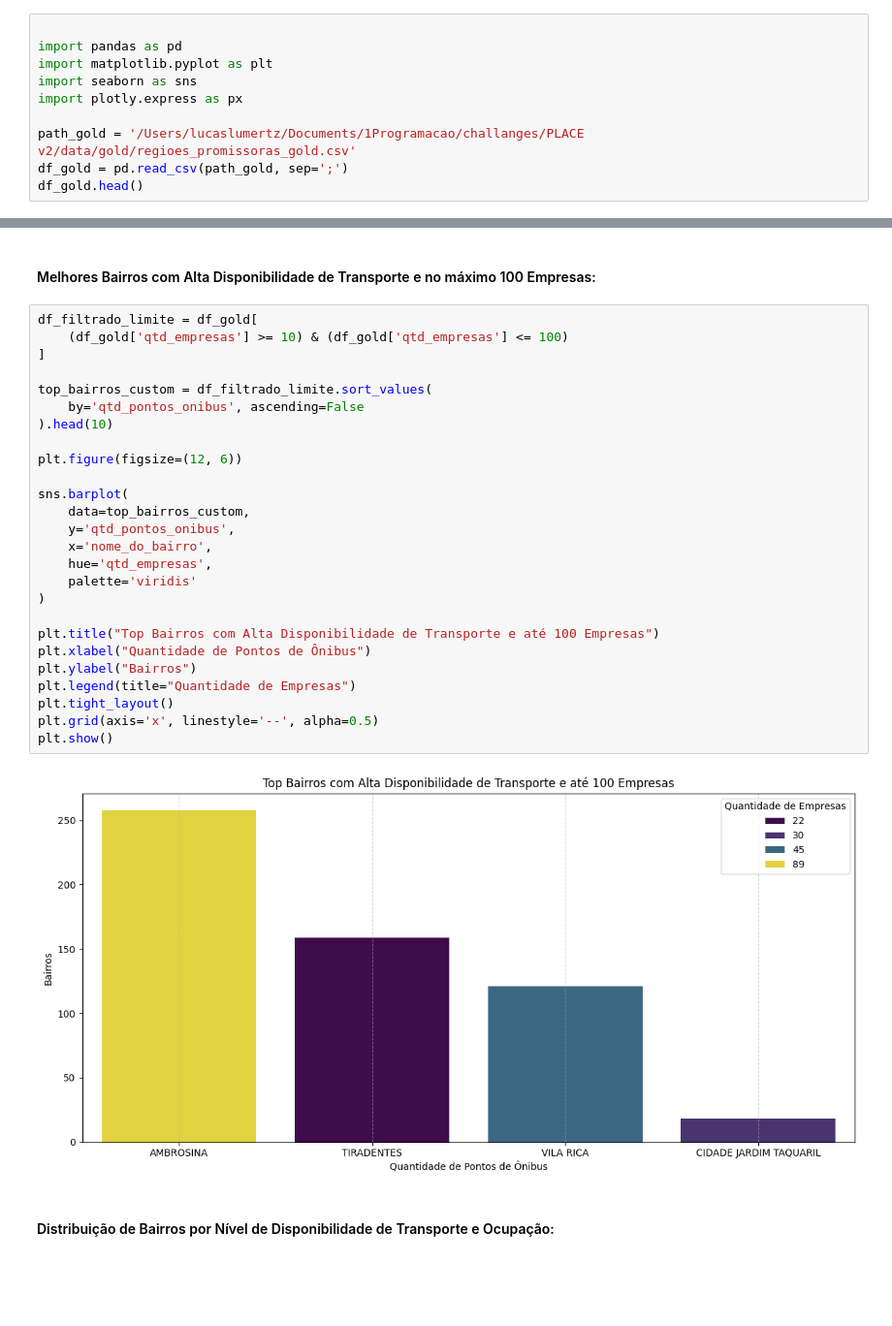
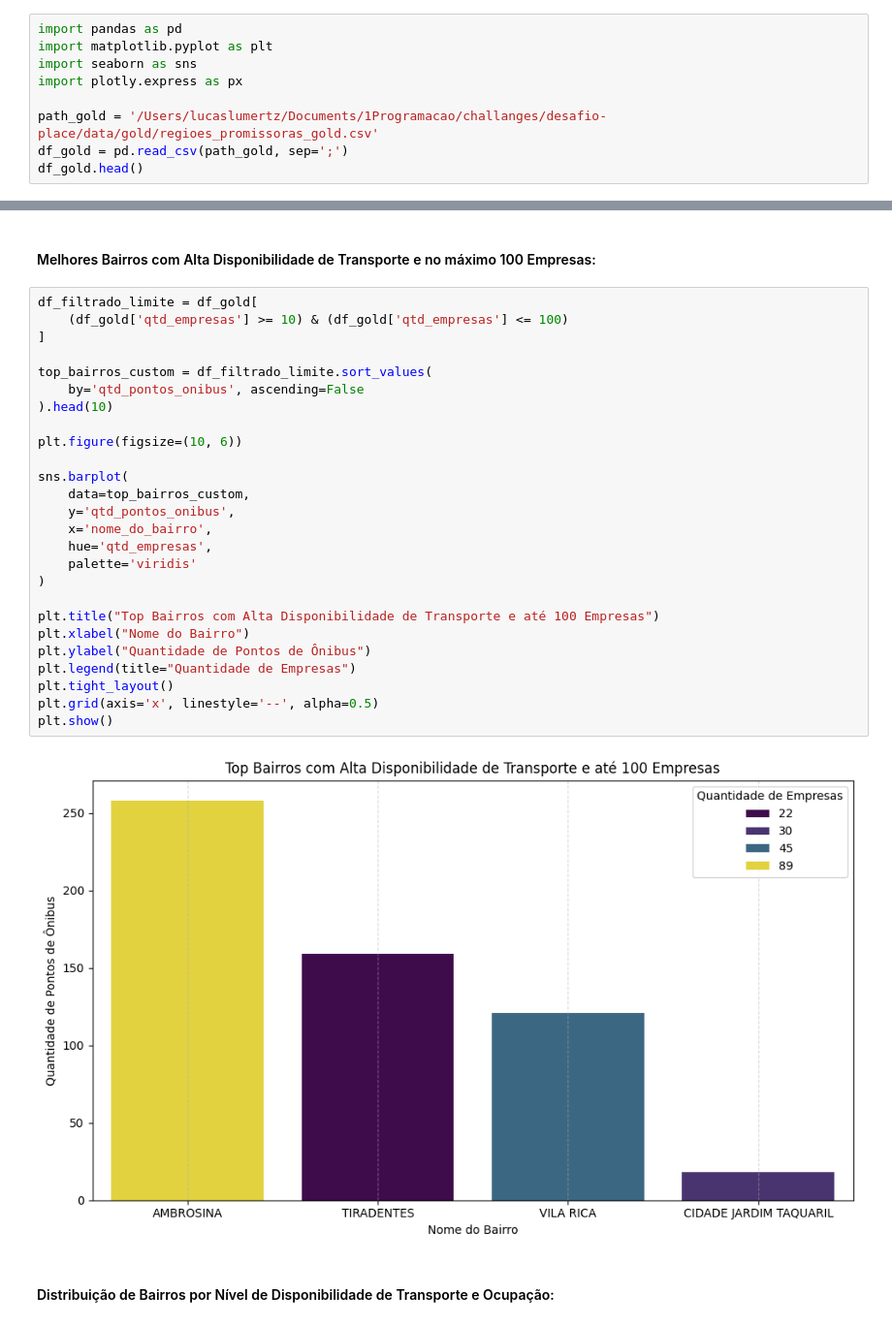
Before and after one commit to LLR798/Desafio-Place, a Jupyter notebook: dataviz/analise_bairros_bh_gold.ipynb, the cells around one changed output, grey strips where cells are left out. Shown at 97% size. Saved outputs shown, nothing was run; the diff lists cells and outputs as text; blank space fills up the shorter version.

```diff
--- a/dataviz/analise_bairros_bh_gold.ipynb
+++ b/dataviz/analise_bairros_bh_gold.ipynb
@@ -1,11 +1,10 @@
 # %%
-
 import pandas as pd
 import matplotlib.pyplot as plt
 import seaborn as sns
 import plotly.express as px
 
-path_gold = '/Users/lucaslumertz/Documents/1Programacao/challanges/PLACE v2/data/gold/regioes_promissoras_gold.csv'
+path_gold = '/Users/lucaslumertz/Documents/1Programacao/challanges/desafio-place/data/gold/regioes_promissoras_gold.csv'
 df_gold = pd.read_csv(path_gold, sep=';')
 df_gold.head()
 # %% [output]
@@ -99,31 +98,31 @@ fig.show()
 # %%
 df_filtrado_limite = df_gold[
     (df_gold['qtd_empresas'] >= 10) & (df_gold['qtd_empresas'] <= 100)
 ]
 
 top_bairros_custom = df_filtrado_limite.sort_values(
     by='qtd_pontos_onibus', ascending=False
 ).head(10)
 
-plt.figure(figsize=(12, 6))
+plt.figure(figsize=(10, 6))
 
 sns.barplot(
     data=top_bairros_custom,
     y='qtd_pontos_onibus',
     x='nome_do_bairro',
     hue='qtd_empresas',
     palette='viridis'
 )
 
 plt.title("Top Bairros com Alta Disponibilidade de Transporte e até 100 Empresas")
-plt.xlabel("Quantidade de Pontos de Ônibus")
-plt.ylabel("Bairros")
+plt.xlabel("Nome do Bairro")
+plt.ylabel("Quantidade de Pontos de Ônibus")
 plt.legend(title="Quantidade de Empresas")
 plt.tight_layout()
 plt.grid(axis='x', linestyle='--', alpha=0.5)
 plt.show()
 # %% [output]
-[figure, old version]
+[figure, new version]
 # %% [markdown]
 #### Distribuição de Bairros por Nível de Disponibilidade de Transporte e Ocupação:
 # %%
```
Also changed, not shown: parts of 1 cell of this notebook, 12 other files.
